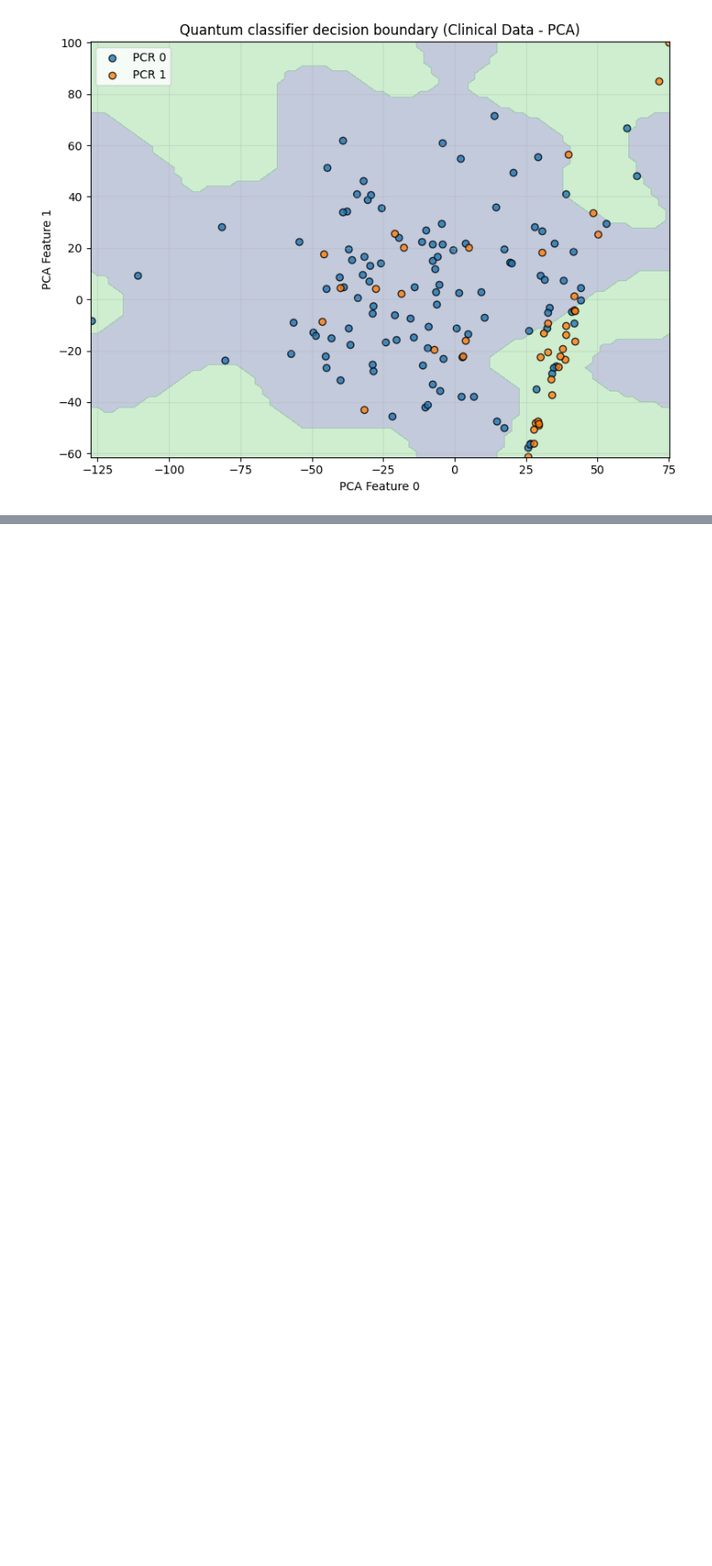
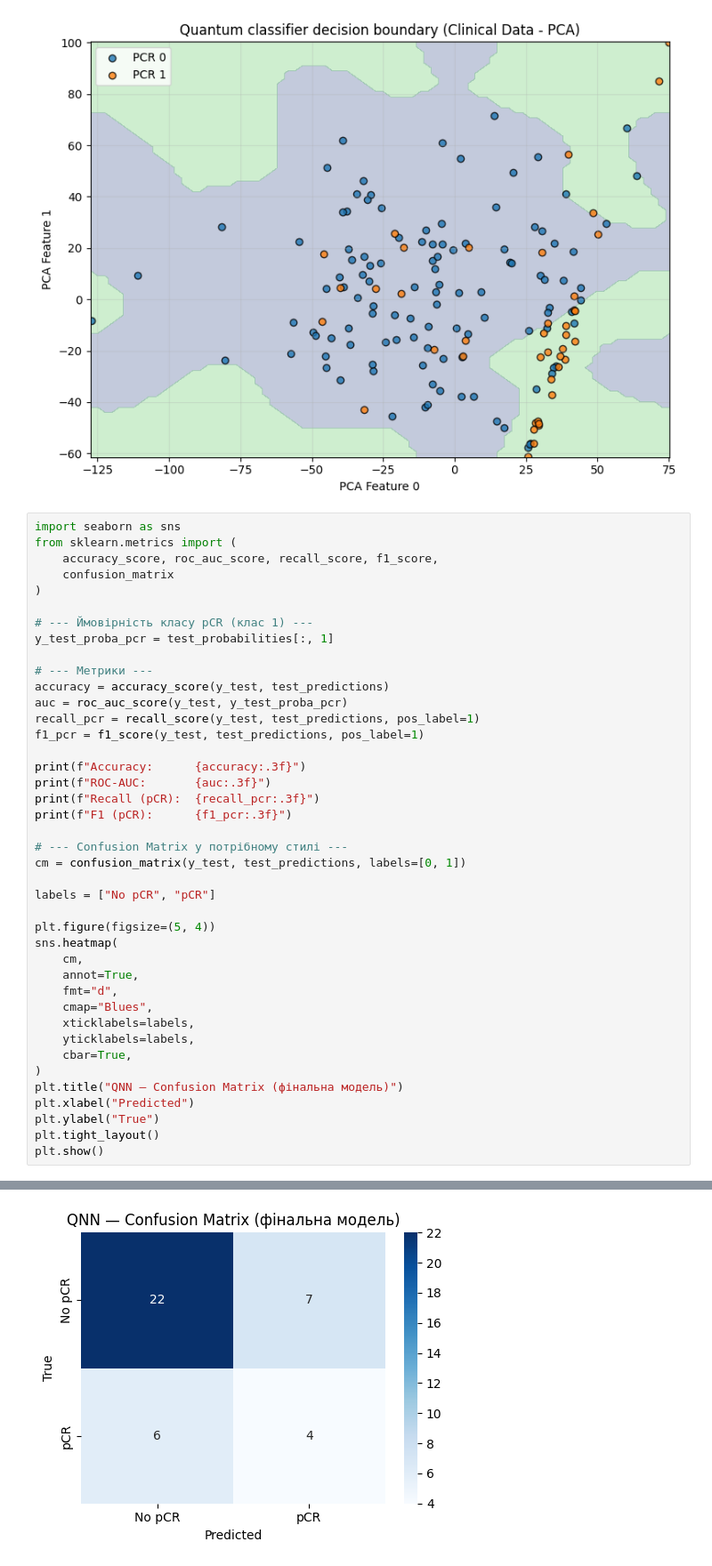
Before and after one commit to Sofiia-Mikhailova/hackaton-QNN-vs-QSVM-vs-Hybrid-A-Comparative-Study-for-Breast-Cancer-Diagnosis, a Jupyter notebook: hybrid_model_Method1.ipynb, the cells around one changed output, grey strips where cells are left out. Shown at 89% size. Drawn from its saved outputs; the diff is of its cells as text; blank space fills up the shorter version.

Commit message:
Added the calculation of Accuracy, ROC-AUC, Recall(pCR), F1(pCR) and Confusion Matrix

```diff
--- a/hybrid_model_Method1.ipynb
+++ b/hybrid_model_Method1.ipynb
@@ -510,3 +510,45 @@ expected=1 | P(class 0)=0.9688 | P(class 1)=0.0312 | predicted=0
 expected=1 | P(class 0)=0.3184 | P(class 1)=0.6816 | predicted=1
 expected=1 | P(class 0)=0.5723 | P(class 1)=0.4277 | predicted=0
 [figure]
+# %%
+import seaborn as sns
+from sklearn.metrics import (
+    accuracy_score, roc_auc_score, recall_score, f1_score,
+    confusion_matrix
+)
+
+# --- Ймовірність класу pCR (клас 1) ---
+y_test_proba_pcr = test_probabilities[:, 1]
+
+# --- Метрики ---
+accuracy = accuracy_score(y_test, test_predictions)
+auc = roc_auc_score(y_test, y_test_proba_pcr)
+recall_pcr = recall_score(y_test, test_predictions, pos_label=1)
+f1_pcr = f1_score(y_test, test_predictions, pos_label=1)
+
+print(f"Accuracy:      {accuracy:.3f}")
+print(f"ROC-AUC:       {auc:.3f}")
+print(f"Recall (pCR):  {recall_pcr:.3f}")
+print(f"F1 (pCR):      {f1_pcr:.3f}")
+
+# --- Confusion Matrix у потрібному стилі ---
+cm = confusion_matrix(y_test, test_predictions, labels=[0, 1])
+
+labels = ["No pCR", "pCR"]
+
+plt.figure(figsize=(5, 4))
+sns.heatmap(
+    cm,
+    annot=True,
+    fmt="d",
+    cmap="Blues",
+    xticklabels=labels,
+    yticklabels=labels,
+    cbar=True,
+)
+plt.title("QNN — Confusion Matrix (фінальна модель)")
+plt.xlabel("Predicted")
+plt.ylabel("True")
+plt.tight_layout()
+plt.show()
+# %% [output]
@@ -512,0 +559 @@ expected=1 | P(class 0)=0.5723 | P(class 1)=0.4277 | predicted=0
+[figure, added]
```
Also changed, not shown: parts of 1 cell of this notebook.
